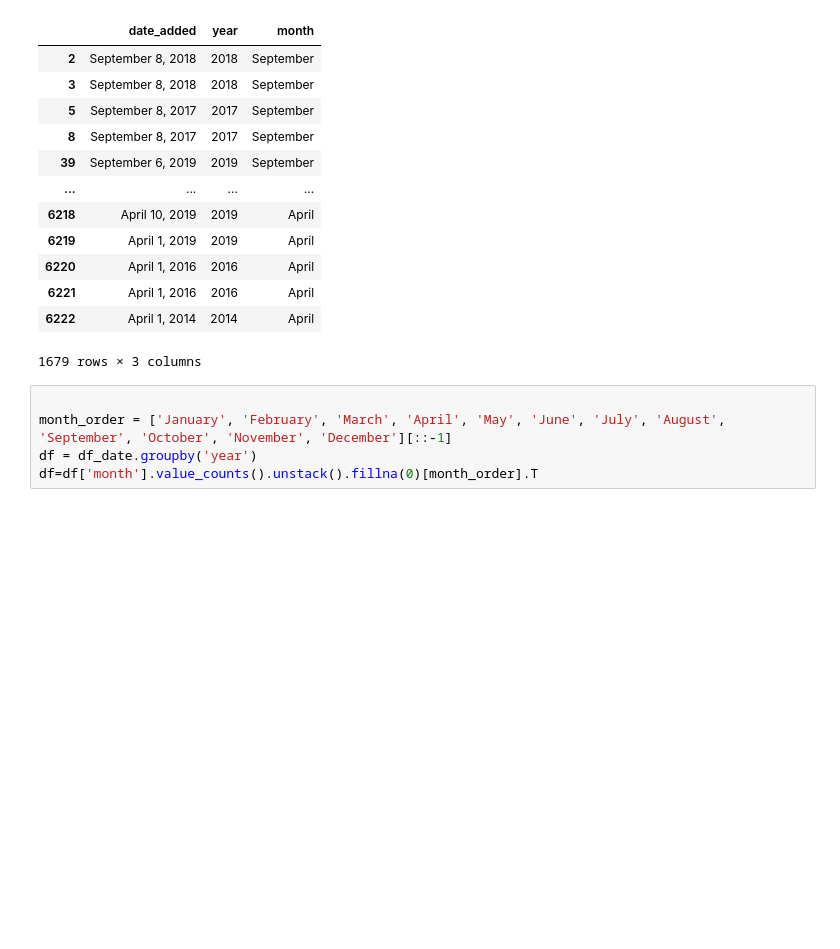
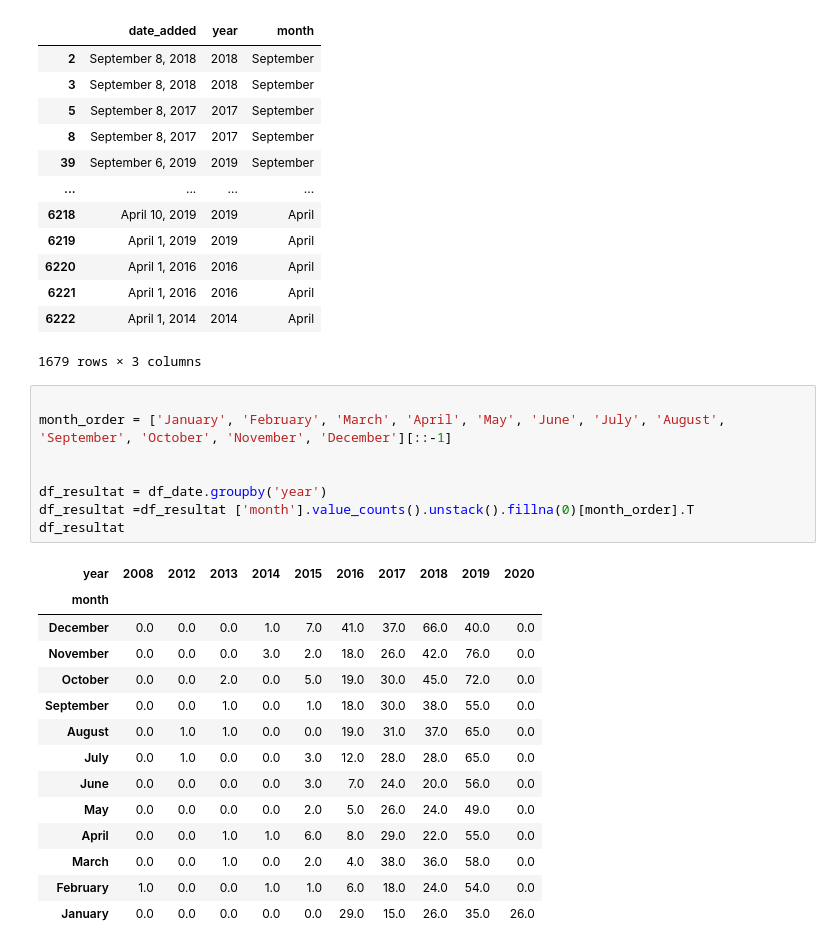
Before and after one commit to chaimaa1997/Netflix-data-analyse, a Jupyter notebook: netflix (2).ipynb, the cells around one changed output. Drawn from its saved outputs; the diff is of its cells as text; blank space fills up the shorter version.

```diff
--- a/netflix (2).ipynb
+++ b/netflix (2).ipynb
@@ -187,7 +187,25 @@ df_date
 # %%
 
 month_order = ['January', 'February', 'March', 'April', 'May', 'June', 'July', 'August', 'September', 'October', 'November', 'December'][::-1]
-df = df_date.groupby('year')
-df=df['month'].value_counts().unstack().fillna(0)[month_order].T
+
+
+df_resultat = df_date.groupby('year')
+df_resultat =df_resultat ['month'].value_counts().unstack().fillna(0)[month_order].T
+df_resultat
+# %% [output]
+| year | 2008 | 2012 | 2013 | 2014 | 2015 | 2016 | 2017 | 2018 | 2019 | 2020 |
+| month |  |  |  |  |  |  |  |  |  |  |
+| December | 0.0 | 0.0 | 0.0 | 1.0 | 7.0 | 41.0 | 37.0 | 66.0 | 40.0 | 0.0 |
+| November | 0.0 | 0.0 | 0.0 | 3.0 | 2.0 | 18.0 | 26.0 | 42.0 | 76.0 | 0.0 |
+| October | 0.0 | 0.0 | 2.0 | 0.0 | 5.0 | 19.0 | 30.0 | 45.0 | 72.0 | 0.0 |
+| September | 0.0 | 0.0 | 1.0 | 0.0 | 1.0 | 18.0 | 30.0 | 38.0 | 55.0 | 0.0 |
+| August | 0.0 | 1.0 | 1.0 | 0.0 | 0.0 | 19.0 | 31.0 | 37.0 | 65.0 | 0.0 |
+| July | 0.0 | 1.0 | 0.0 | 0.0 | 3.0 | 12.0 | 28.0 | 28.0 | 65.0 | 0.0 |
+| June | 0.0 | 0.0 | 0.0 | 0.0 | 3.0 | 7.0 | 24.0 | 20.0 | 56.0 | 0.0 |
+| May | 0.0 | 0.0 | 0.0 | 0.0 | 2.0 | 5.0 | 26.0 | 24.0 | 49.0 | 0.0 |
+| April | 0.0 | 0.0 | 1.0 | 1.0 | 6.0 | 8.0 | 29.0 | 22.0 | 55.0 | 0.0 |
+| March | 0.0 | 0.0 | 1.0 | 0.0 | 2.0 | 4.0 | 38.0 | 36.0 | 58.0 | 0.0 |
+| February | 1.0 | 0.0 | 0.0 | 1.0 | 1.0 | 6.0 | 18.0 | 24.0 | 54.0 | 0.0 |
+| January | 0.0 | 0.0 | 0.0 | 0.0 | 0.0 | 29.0 | 15.0 | 26.0 | 35.0 | 26.0 |
 # %%
 plt.figure(figsize=(10, 7), dpi=200)
```
Also changed, not shown: parts of 17 cells of this notebook.
